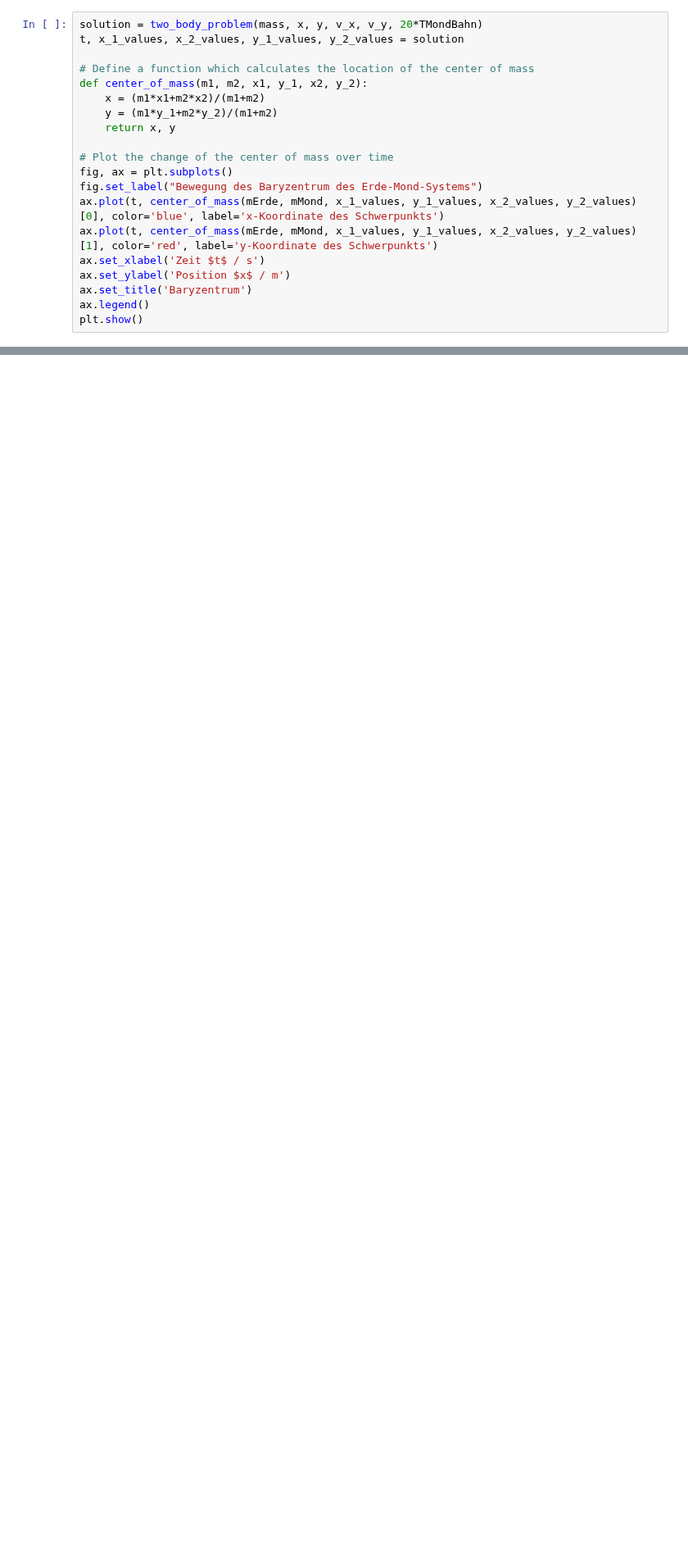
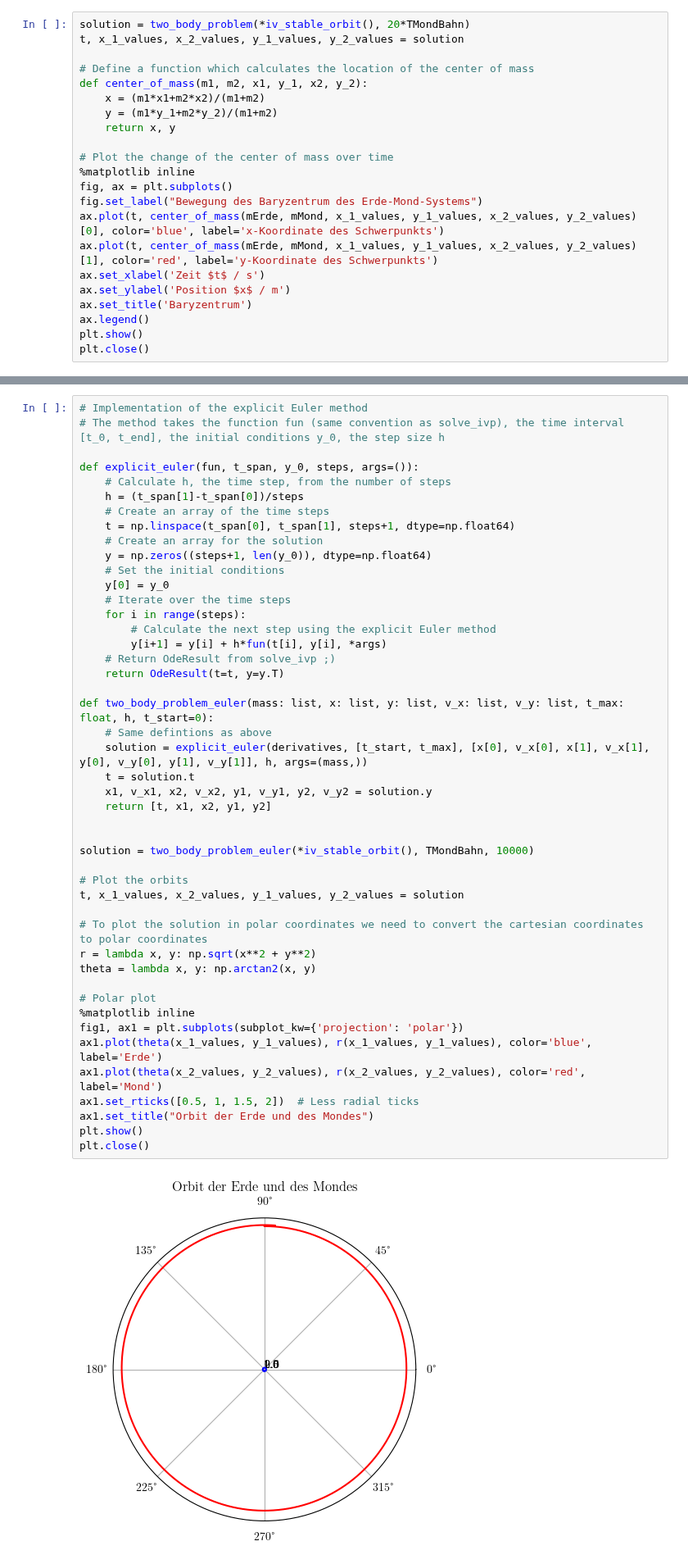
Before and after one commit to Nusssecke/Gezeitenreibung, a Jupyter notebook: gezeitenreibung.ipynb, the cells around one changed output, grey strips where cells are left out. Shown at 82% size. Drawn from its saved outputs; the diff is of its cells as text; blank space fills up the shorter version.

Commit message:
Euler-Verfahren

```diff
--- a/gezeitenreibung.ipynb
+++ b/gezeitenreibung.ipynb
@@ -291,5 +297,5 @@ Ungenauigkeit des float-Datentypen.
 # %%
-solution = two_body_problem(mass, x, y, v_x, v_y, 20*TMondBahn)
+solution = two_body_problem(*iv_stable_orbit(), 20*TMondBahn)
 t, x_1_values, x_2_values, y_1_values, y_2_values = solution
 
 # Define a function which calculates the location of the center of mass
@@ -299,6 +305,7 @@ def center_of_mass(m1, m2, x1, y_1, x2, y_2):
     return x, y
 
 # Plot the change of the center of mass over time
+%matplotlib inline
 fig, ax = plt.subplots()
 fig.set_label("Bewegung des Baryzentrum des Erde-Mond-Systems")
 ax.plot(t, center_of_mass(mErde, mMond, x_1_values, y_1_values, x_2_values, y_2_values)[0], color='blue', label='x-Koordinate des Schwerpunkts')
@@ -308,4 +315,5 @@ ax.set_ylabel('Position $x$ / m')
 ax.set_title('Baryzentrum')
 ax.legend()
 plt.show()
+plt.close()
 # %% [output]
@@ -312,0 +342,48 @@ plt.show()
+# %%
+# Implementation of the explicit Euler method
+# The method takes the function fun (same convention as solve_ivp), the time interval [t_0, t_end], the initial conditions y_0, the step size h
+
+def explicit_euler(fun, t_span, y_0, steps, args=()):
+    # Calculate h, the time step, from the number of steps
+    h = (t_span[1]-t_span[0])/steps
+    # Create an array of the time steps
+    t = np.linspace(t_span[0], t_span[1], steps+1, dtype=np.float64)
+    # Create an array for the solution
+    y = np.zeros((steps+1, len(y_0)), dtype=np.float64)
+    # Set the initial conditions
+    y[0] = y_0
+    # Iterate over the time steps
+    for i in range(steps):
+        # Calculate the next step using the explicit Euler method
+        y[i+1] = y[i] + h*fun(t[i], y[i], *args)
+    # Return OdeResult from solve_ivp ;)
+    return OdeResult(t=t, y=y.T)
+
+def two_body_problem_euler(mass: list, x: list, y: list, v_x: list, v_y: list, t_max: float, h, t_start=0):
+    # Same defintions as above
+    solution = explicit_euler(derivatives, [t_start, t_max], [x[0], v_x[0], x[1], v_x[1], y[0], v_y[0], y[1], v_y[1]], h, args=(mass,))
+    t = solution.t
+    x1, v_x1, x2, v_x2, y1, v_y1, y2, v_y2 = solution.y
+    return [t, x1, x2, y1, y2]
+
+
+solution = two_body_problem_euler(*iv_stable_orbit(), TMondBahn, 10000)
+
+# Plot the orbits
+t, x_1_values, x_2_values, y_1_values, y_2_values = solution
+
+# To plot the solution in polar coordinates we need to convert the cartesian coordinates to polar coordinates
+r = lambda x, y: np.sqrt(x**2 + y**2)
+theta = lambda x, y: np.arctan2(x, y)
+
+# Polar plot
+%matplotlib inline
+fig1, ax1 = plt.subplots(subplot_kw={'projection': 'polar'})
+ax1.plot(theta(x_1_values, y_1_values), r(x_1_values, y_1_values), color='blue', label='Erde')
+ax1.plot(theta(x_2_values, y_2_values), r(x_2_values, y_2_values), color='red', label='Mond')
+ax1.set_rticks([0.5, 1, 1.5, 2])  # Less radial ticks
+ax1.set_title("Orbit der Erde und des Mondes")
+plt.show()
+plt.close()
+# %% [output]
+[figure, added]
```
Also changed, not shown: parts of 11 cells of this notebook.
